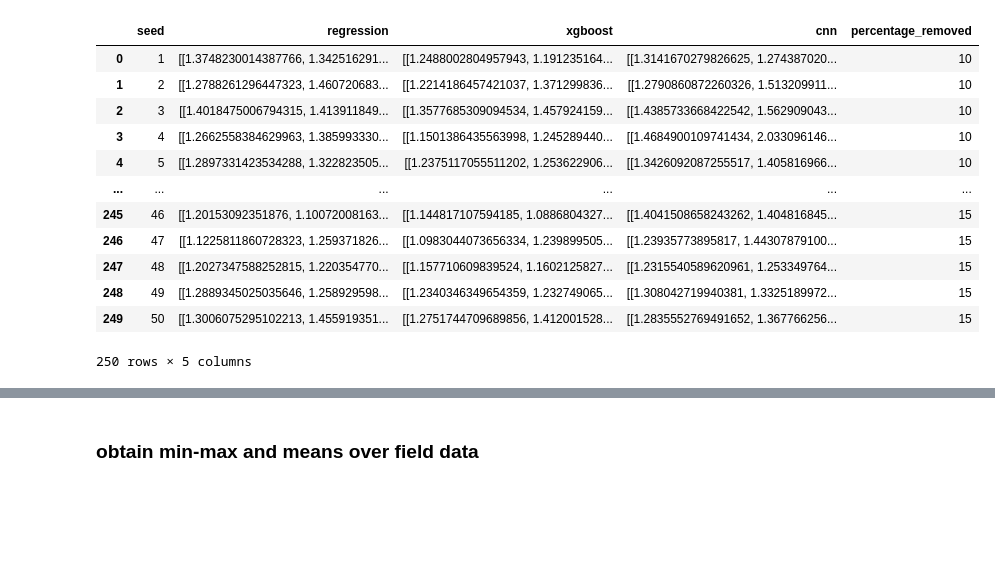
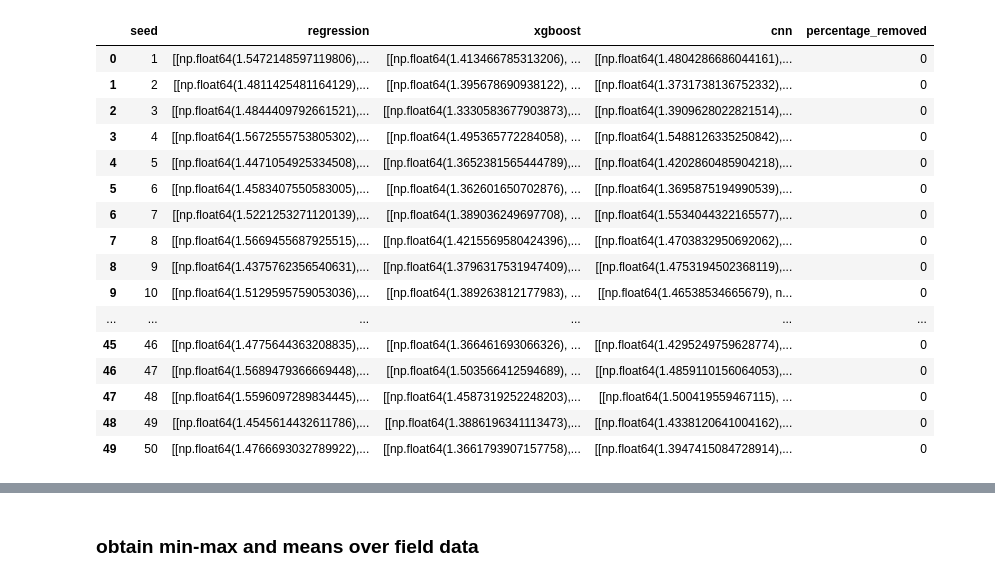
Before and after one commit to DageBjorne/forest-transfer, a Jupyter notebook: pipeline_sweden/cv-plots.ipynb, the cells around one changed output, grey strips where cells are left out. Saved outputs shown, nothing was run; the diff lists cells and outputs as text; code cells hidden in the pictures; blank space fills up the shorter version.

```diff
--- a/pipeline_sweden/cv-plots.ipynb
+++ b/pipeline_sweden/cv-plots.ipynb
@@ -11,34 +9,39 @@ Warning 3: Cannot find gdalvrt.xsd (GDAL_DATA is not defined)
 # %%
-df1 = pd.read_csv('cv_data_permanent_unbiased.csv', index_col = [0])
-df1['percentage_removed'] = 10
-df2 = pd.read_csv('cv_data_permanent_unbiased_.00.csv', index_col = [0])
-df2['percentage_removed'] = 0
-df3 = pd.read_csv('cv_data_permanent_unbiased_.20.csv', index_col = [0])
-df3['percentage_removed'] = 20
-df4 = pd.read_csv('cv_data_permanent_unbiased_.05.csv', index_col = [0])
-df4['percentage_removed'] = 5
-df5 = pd.read_csv('cv_data_permanent_unbiased_.15.csv', index_col = [0])
-df5['percentage_removed'] = 15
+df1 = pd.read_csv('../res/results.csv', index_col = [0])
+# Convert 'np.float64(...)' strings to actual floats
+
+df1['percentage_removed'] = 0
+df2 = pd.read_csv('../res/results_5.csv', index_col = [0])
+df2['percentage_removed'] = 5
+df3 = pd.read_csv('../res/results_10.csv', index_col = [0])
+df3['percentage_removed'] = 10
+df4 = pd.read_csv('../res/results_15.csv', index_col = [0])
+df4['percentage_removed'] = 15
+#df5 = pd.read_csv('cv_data_permanent_unbiased_.15.csv', index_col = [0])
+#df5['percentage_removed'] = 15
 df = pd.concat([df1, df2], ignore_index = True)
 df = pd.concat([df, df3], ignore_index = True)
 df = pd.concat([df, df4], ignore_index = True)
-df = pd.concat([df, df5], ignore_index = True)
-
-df
+#df = pd.concat([df, df5], ignore_index = True)
+df1
 # %% [output]
 |  | seed | regression | xgboost | cnn | percentage_removed |
-| 0 | 1 | [[1.3748230014387766, 1.342516291... | [[1.2488002804957943, 1.191235164... | [[1.3141670279826625, 1.274387020... | 10 |
-| 1 | 2 | [[1.2788261296447323, 1.460720683... | [[1.2214186457421037, 1.371299836... | [[1.2790860872260326, 1.513209911... | 10 |
-| 2 | 3 | [[1.4018475006794315, 1.413911849... | [[1.3577685309094534, 1.457924159... | [[1.4385733668422542, 1.562909043... | 10 |
-| 3 | 4 | [[1.2662558384629963, 1.385993330... | [[1.1501386435563998, 1.245289440... | [[1.4684900109741434, 2.033096146... | 10 |
-| 4 | 5 | [[1.2897331423534288, 1.322823505... | [[1.2375117055511202, 1.253622906... | [[1.3426092087255517, 1.405816966... | 10 |
+| 0 | 1 | [[np.float64(1.5472148597119806),... | [[np.float64(1.413466785313206), ... | [[np.float64(1.4804286686044161),... | 0 |
+| 1 | 2 | [[np.float64(1.4811425481164129),... | [[np.float64(1.395678690938122), ... | [[np.float64(1.3731738136752332),... | 0 |
+| 2 | 3 | [[np.float64(1.4844409792661521),... | [[np.float64(1.3330583677903873),... | [[np.float64(1.3909628022821514),... | 0 |
+| 3 | 4 | [[np.float64(1.5672555753805302),... | [[np.float64(1.495365772284058), ... | [[np.float64(1.5488126335250842),... | 0 |
+| 4 | 5 | [[np.float64(1.4471054925334508),... | [[np.float64(1.3652381565444789),... | [[np.float64(1.4202860485904218),... | 0 |
+| 5 | 6 | [[np.float64(1.4583407550583005),... | [[np.float64(1.362601650702876), ... | [[np.float64(1.3695875194990539),... | 0 |
+| 6 | 7 | [[np.float64(1.5221253271120139),... | [[np.float64(1.389036249697708), ... | [[np.float64(1.5534044322165577),... | 0 |
+| 7 | 8 | [[np.float64(1.5669455687925515),... | [[np.float64(1.4215569580424396),... | [[np.float64(1.4703832950692062),... | 0 |
+| 8 | 9 | [[np.float64(1.4375762356540631),... | [[np.float64(1.3796317531947409),... | [[np.float64(1.4753194502368119),... | 0 |
+| 9 | 10 | [[np.float64(1.5129595759053036),... | [[np.float64(1.389263812177983), ... | [[np.float64(1.46538534665679), n... | 0 |
 | ... | ... | ... | ... | ... | ... |
-| 245 | 46 | [[1.20153092351876, 1.10072008163... | [[1.144817107594185, 1.0886804327... | [[1.4041508658243262, 1.404816845... | 15 |
-| 246 | 47 | [[1.1225811860728323, 1.259371826... | [[1.0983044073656334, 1.239899505... | [[1.23935773895817, 1.44307879100... | 15 |
-| 247 | 48 | [[1.2027347588252815, 1.220354770... | [[1.157710609839524, 1.1602125827... | [[1.2315540589620961, 1.253349764... | 15 |
-| 248 | 49 | [[1.2889345025035646, 1.258929598... | [[1.2340346349654359, 1.232749065... | [[1.308042719940381, 1.3325189972... | 15 |
-| 249 | 50 | [[1.3006075295102213, 1.455919351... | [[1.2751744709689856, 1.412001528... | [[1.2835552769491652, 1.367766256... | 15 |
+| 45 | 46 | [[np.float64(1.4775644363208835),... | [[np.float64(1.366461693066326), ... | [[np.float64(1.4295249759628774),... | 0 |
+| 46 | 47 | [[np.float64(1.5689479366669448),... | [[np.float64(1.503566412594689), ... | [[np.float64(1.4859110156064053),... | 0 |
+| 47 | 48 | [[np.float64(1.5596097289834445),... | [[np.float64(1.4587319252248203),... | [[np.float64(1.500419559467115), ... | 0 |
+| 48 | 49 | [[np.float64(1.4545614432611786),... | [[np.float64(1.3886196341113473),... | [[np.float64(1.4338120641004162),... | 0 |
+| 49 | 50 | [[np.float64(1.4766693032789922),... | [[np.float64(1.3661793907157758),... | [[np.float64(1.3947415084728914),... | 0 |
-250 rows × 5 columns
 # %%
 import ast
 import matplotlib.pyplot as plt
```
Also changed, not shown: parts of 16 cells of this notebook, 10 other files.
